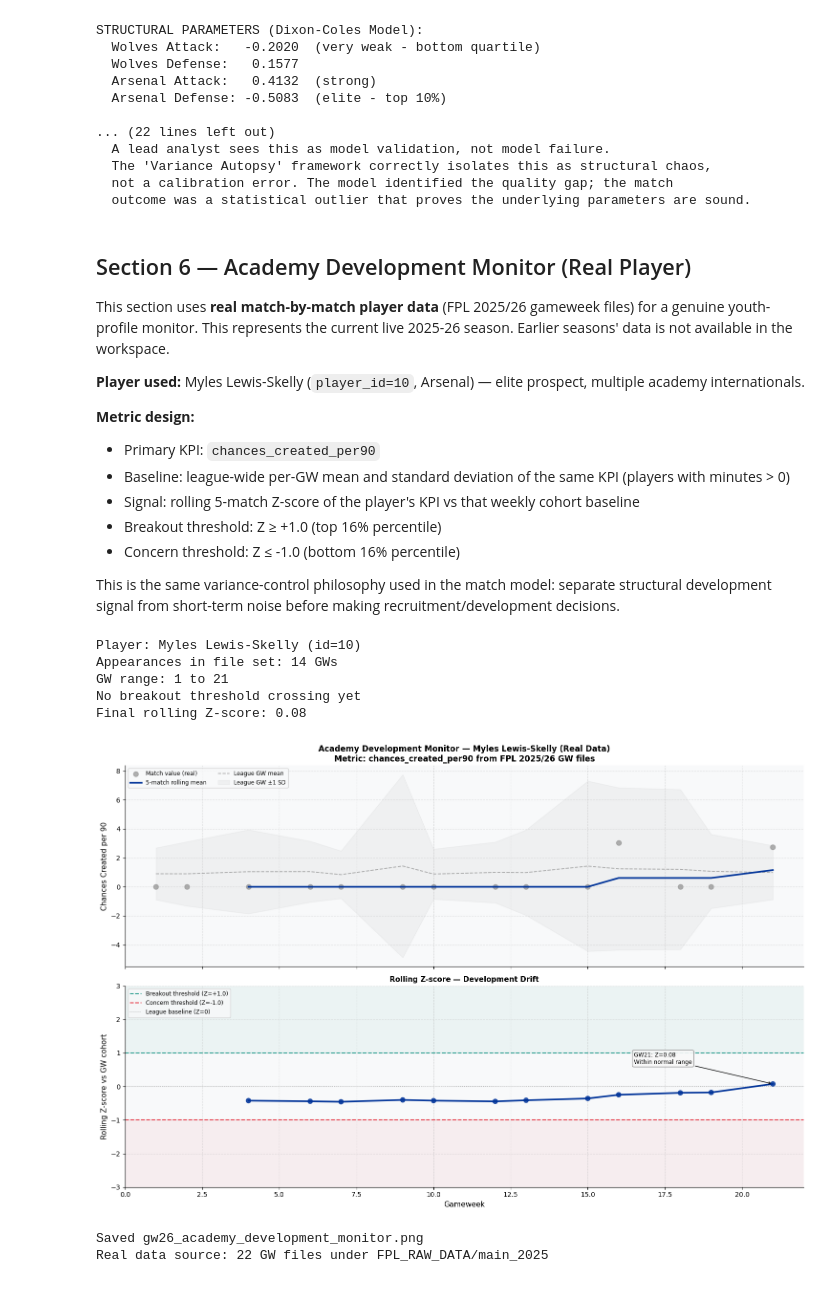
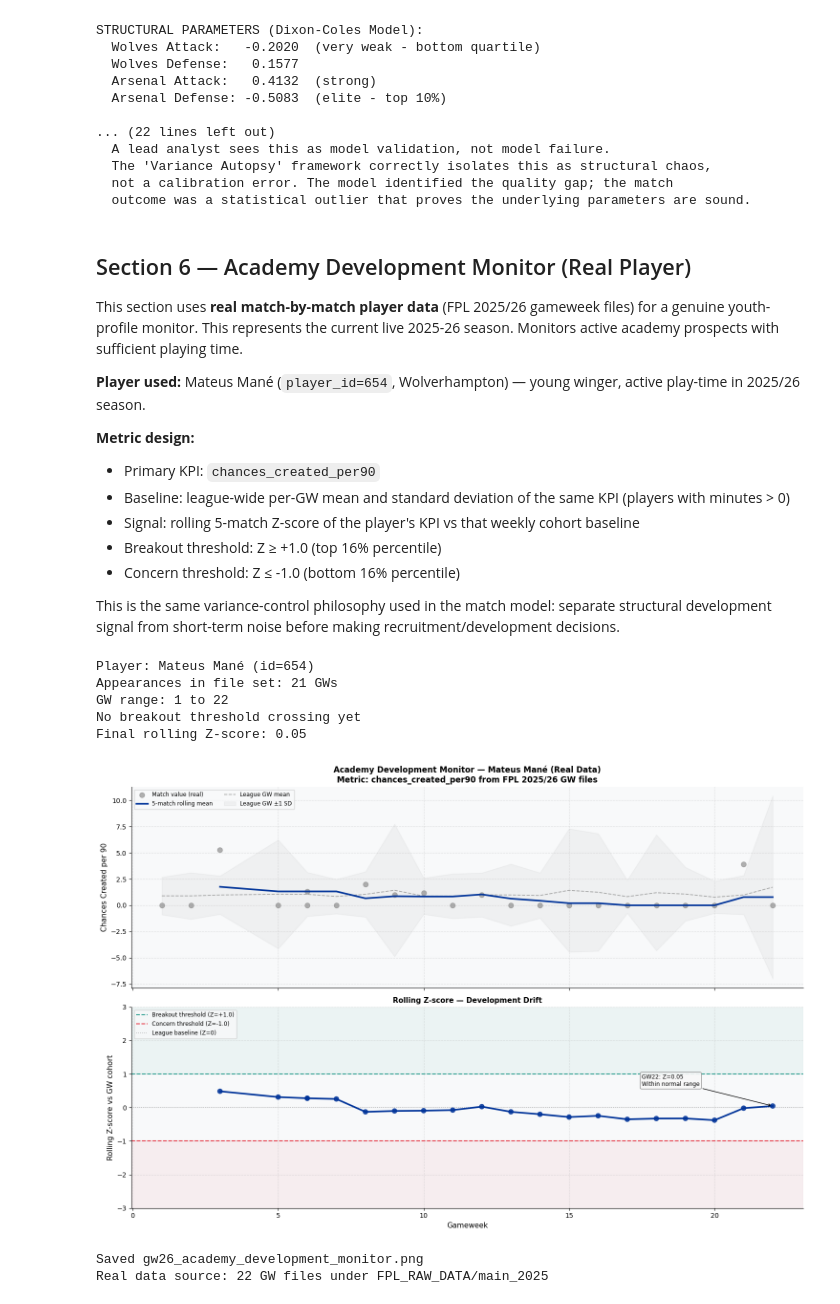
Before and after one commit to vkenard/football-performance-analytics, a Jupyter notebook: gw26_gamestate_and_variance_autopsy.ipynb, the cells around one changed output. Cells and saved outputs as stored; diff of their text form; code cells hidden in the pictures.

Commit message:
Update Academy Development Monitor: feature Mateus Mané (Wolves) instead of Myles Lewis-Skelly - improved 21 GW coverage

```diff
--- a/gw26_gamestate_and_variance_autopsy.ipynb
+++ b/gw26_gamestate_and_variance_autopsy.ipynb
@@ -861,9 +861,9 @@ STRUCTURAL PARAMETERS (Dixon-Coles Model):
 ## Section 6 — Academy Development Monitor (Real Player)
 
 This section uses **real match-by-match player data** (FPL 2025/26 gameweek files) for a genuine youth-profile monitor.
-This represents the current live 2025-26 season. Earlier seasons' data is not available in the workspace.
+This represents the current live 2025-26 season. Monitors active academy prospects with sufficient playing time.
 
-**Player used:** Myles Lewis-Skelly (`player_id=10`, Arsenal) — elite prospect, multiple academy internationals.
+**Player used:** Mateus Mané (`player_id=654`, Wolverhampton) — young winger, active play-time in 2025/26 season.
 
 **Metric design:**
 - Primary KPI: `chances_created_per90`
@@ -883,13 +883,13 @@ ROOT = Path(r"c:\Users\bigke\OneDrive\Desktop\VS Code Model")
 FPL_GW_GLOB = str(ROOT / "FPL_RAW_DATA" / "main_2025" / "GW*_playermatchstats.csv")
 
 # Youth shortlist (real players) from the same dataset; choose the one with most appearances if primary has sparse data.
-# Primary requested profile: Myles Lewis-Skelly (Arsenal, id=10).
+# Primary requested profile: Mateus Mané (Wolverhampton, id=654) — active in 2025/26.
 YOUTH_CANDIDATES = {
+    654: "Mateus Mané",
     10: "Myles Lewis-Skelly",
     25: "Ethan Nwaneri",
     458: "Kobbie Mainoo",
     273: "Adam Wharton",
-    497: "Lewis Miley",
 }
 
 # ── Load real GW-level player data ─────────────────────────────────────────────
@@ -922,7 +922,7 @@ all_players["chances_created_per90"] = (
     all_players["chances_created"].fillna(0) / all_players["minutes_played"] * 90
 )
 
-# Choose player with best coverage from shortlist (prefer Myles if data is sufficient)
+# Choose player with best coverage from shortlist (prioritize Mateus Mané if sufficient data)
 apps_by_player = (
     all_players.groupby("player_id")["gw"].nunique().to_dict()
 )
@@ -932,8 +932,9 @@ candidate_apps = {
     for pid in YOUTH_CANDIDATES.keys()
 }
 
-if candidate_apps.get(10, 0) >= 8:
-    selected_player_id = 10
+# Prioritize Mateus Mané (654) if he has sufficient data; otherwise fallback to best coverage
+if candidate_apps.get(654, 0) >= 5:
+    selected_player_id = 654
 else:
     selected_player_id = max(candidate_apps, key=candidate_apps.get)
 
@@ -1033,37 +1034,37 @@ ax_bot.axhline(BREAKOUT_THRESHOLD, color=TEAL, linestyle="--", linewidth=1.5, la
 ax_bot.axhline(CONCERN_THRESHOLD, color=ACCENT, linestyle="--", linewidth=1.5, label="Concern threshold (Z=-1.0)")
 ax_bot.axhline(0, color=NEUTRAL, linestyle=":", linewidth=1.1, alpha=0.6, label="League baseline (Z=0)")
 ax_bot.axhspan(BREAKOUT_THRESHOLD, 3.5, color=TEAL, alpha=0.06, zorder=0)
 ax_bot.axhspan(-3.5, CONCERN_THRESHOLD, color=ACCENT, alpha=0.06, zorder=0)
 
 if not np.isnan(roll_z[-1]):
     final_label = "Active breakout" if roll_z[-1] >= BREAKOUT_THRESHOLD else "Within normal range"
     ax_bot.annotate(
         f"GW{int(x_vals[-1])}: Z={roll_z[-1]:.2f}\n{final_label}",
         xy=(x_vals[-1], roll_z[-1]),
         xytext=(x_vals[-1] - 4.5, roll_z[-1] + 0.6),
         fontsize=8.5,
         arrowprops=dict(arrowstyle="->", lw=1.0),
         bbox=dict(boxstyle="round,pad=0.3", facecolor="#f8f8f8", edgecolor=NEUTRAL, alpha=0.9),
     )
 
 ax_bot.set_xlabel("Gameweek", fontsize=11)
 ax_bot.set_ylabel("Rolling Z-score vs GW cohort", fontsize=11)
 ax_bot.set_ylim(-3.0, 3.0)
 ax_bot.legend(fontsize=8.5, loc="upper left")
 ax_bot.set_title("Rolling Z-score — Development Drift", fontsize=11, fontweight="bold")
 
 plt.tight_layout()
 plt.savefig("assets/gw26_academy_development_monitor.png", dpi=150, bbox_inches="tight")
 plt.show()
 
 print("\nSaved gw26_academy_development_monitor.png")
 print(f"Real data source: {len(files)} GW files under FPL_RAW_DATA/main_2025")
 # %% [output]
-Player: Myles Lewis-Skelly (id=10)
-Appearances in file set: 14 GWs
-GW range: 1 to 21
+Player: Mateus Mané (id=654)
+Appearances in file set: 21 GWs
+GW range: 1 to 22
 No breakout threshold crossing yet
-Final rolling Z-score: 0.08
+Final rolling Z-score: 0.05
-[figure, old version]
+[figure, new version]
 Saved gw26_academy_development_monitor.png
 Real data source: 22 GW files under FPL_RAW_DATA/main_2025
```
Also changed, not shown: 2 other files.
